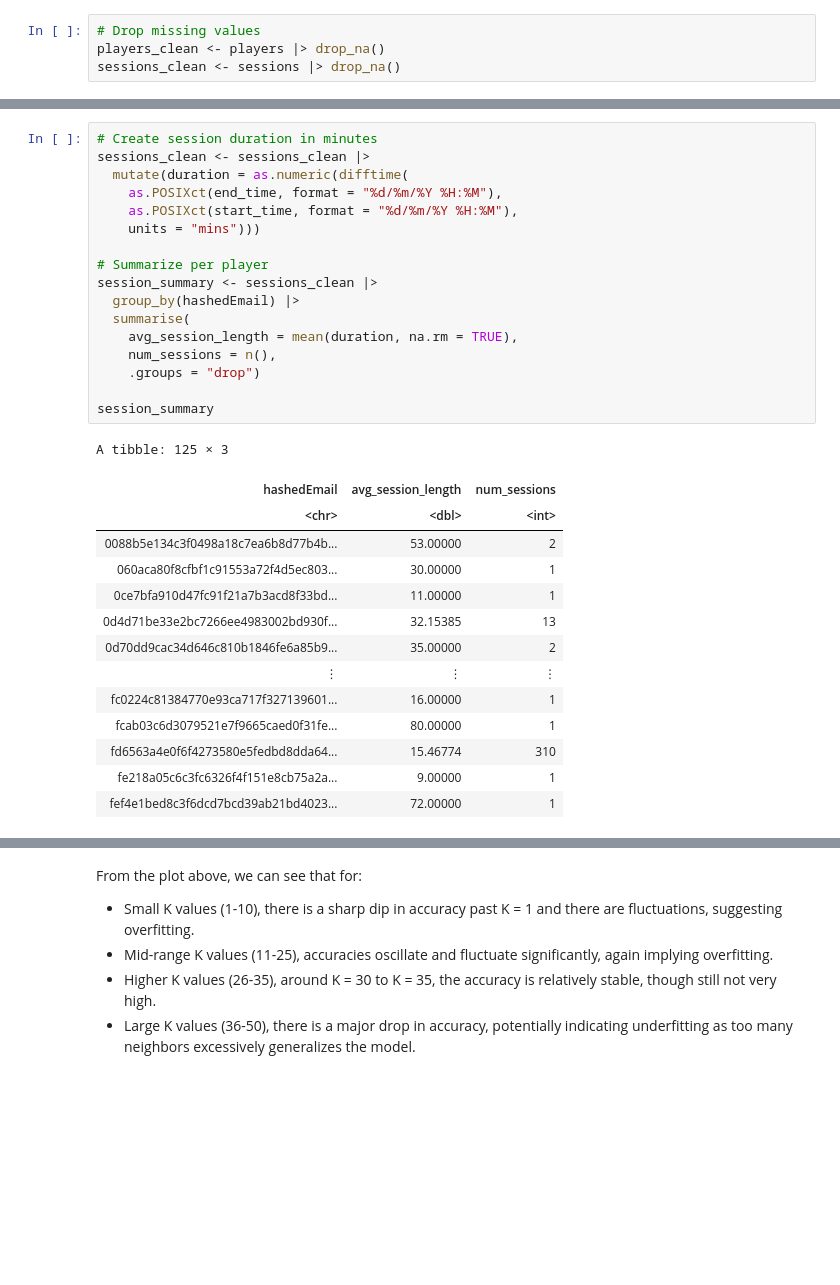
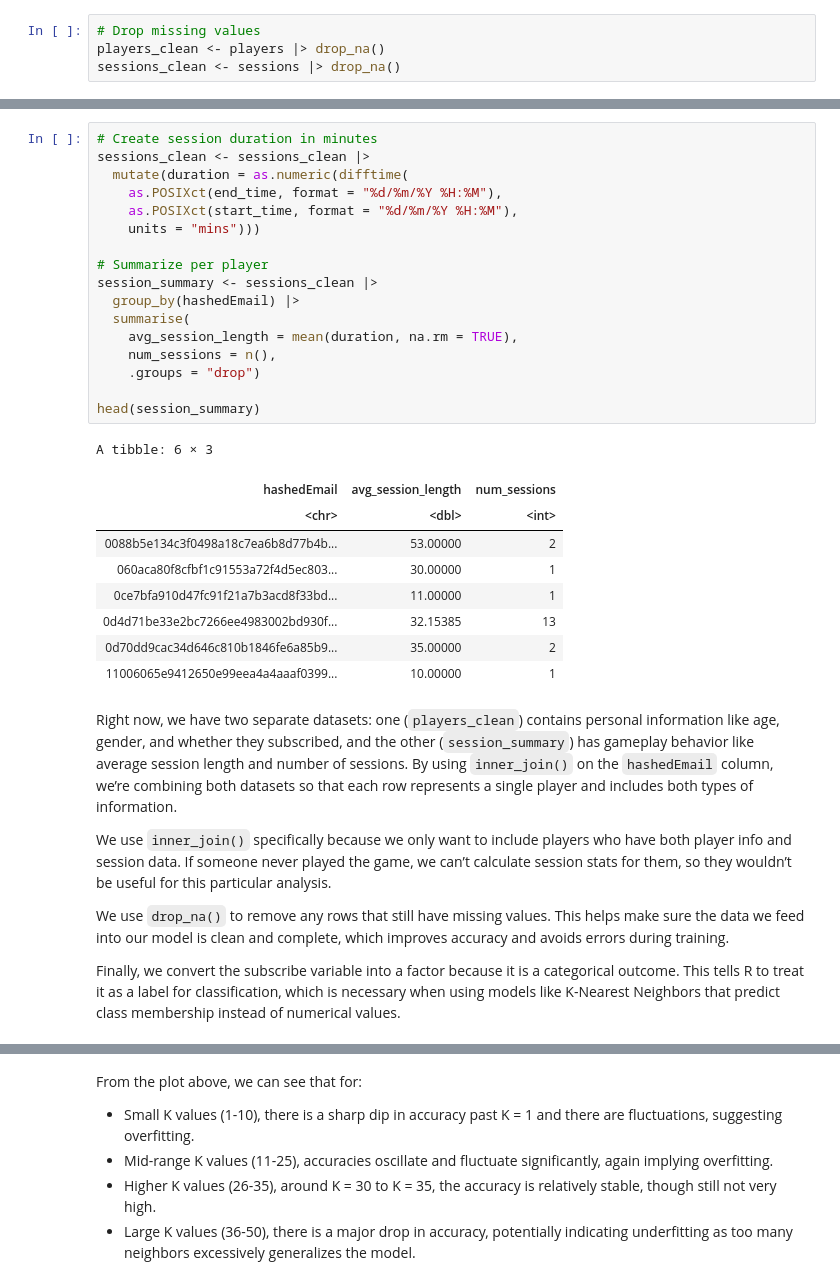
Before and after one commit to ryanraen/dsci-100-term-project, a Jupyter notebook: DSCI Final Project Report.ipynb, the cells around one changed output, grey strips where cells are left out. Drawn from its saved outputs; the diff is of its cells as text; blank space fills up the shorter version.

```diff
--- a/DSCI Final Project Report.ipynb
+++ b/DSCI Final Project Report.ipynb
@@ -286,33 +298,36 @@ sessions_clean <- sessions |> drop_na()
 # %%
 # Create session duration in minutes
 sessions_clean <- sessions_clean |>
   mutate(duration = as.numeric(difftime(
     as.POSIXct(end_time, format = "%d/%m/%Y %H:%M"),
     as.POSIXct(start_time, format = "%d/%m/%Y %H:%M"),
     units = "mins")))
 
 # Summarize per player
 session_summary <- sessions_clean |>
   group_by(hashedEmail) |>
   summarise(
     avg_session_length = mean(duration, na.rm = TRUE),
     num_sessions = n(),
     .groups = "drop")
 
-session_summary
+head(session_summary)
 # %% [output]
-A tibble: 125 × 3
+A tibble: 6 × 3
 | hashedEmail | avg_session_length | num_sessions |
 | <chr> | <dbl> | <int> |
 | 0088b5e134c3f0498a18c7ea6b8d77b4b... | 53.00000 | 2 |
 | 060aca80f8cfbf1c91553a72f4d5ec803... | 30.00000 | 1 |
 | 0ce7bfa910d47fc91f21a7b3acd8f33bd... | 11.00000 | 1 |
 | 0d4d71be33e2bc7266ee4983002bd930f... | 32.15385 | 13 |
 | 0d70dd9cac34d646c810b1846fe6a85b9... | 35.00000 | 2 |
-| ⋮ | ⋮ | ⋮ |
-| fc0224c81384770e93ca717f327139601... | 16.00000 | 1 |
-| fcab03c6d3079521e7f9665caed0f31fe... | 80.00000 | 1 |
-| fd6563a4e0f6f4273580e5fedbd8dda64... | 15.46774 | 310 |
-| fe218a05c6c3fc6326f4f151e8cb75a2a... | 9.00000 | 1 |
-| fef4e1bed8c3f6dcd7bcd39ab21bd4023... | 72.00000 | 1 |
+| 11006065e9412650e99eea4a4aaaf0399... | 10.00000 | 1 |
+# %% [markdown]
+Right now, we have two separate datasets: one (`players_clean`) contains personal information like age, gender, and whether they subscribed, and the other (`session_summary`) has gameplay behavior like average session length and number of sessions. By using `inner_join()` on the `hashedEmail` column, we’re combining both datasets so that each row represents a single player and includes both types of information.
+
+We use `inner_join()` specifically because we only want to include players who have both player info and session data. If someone never played the game, we can’t calculate session stats for them, so they wouldn’t be useful for this particular analysis.
+
+We use `drop_na()` to remove any rows that still have missing values. This helps make sure the data we feed into our model is clean and complete, which improves accuracy and avoids errors during training.
+
+Finally, we convert the subscribe variable into a factor because it is a categorical outcome. This tells R to treat it as a label for classification, which is necessary when using models like K-Nearest Neighbors that predict class membership instead of numerical values.
 # %%
```
Also changed, not shown: parts of 7 cells of this notebook.
